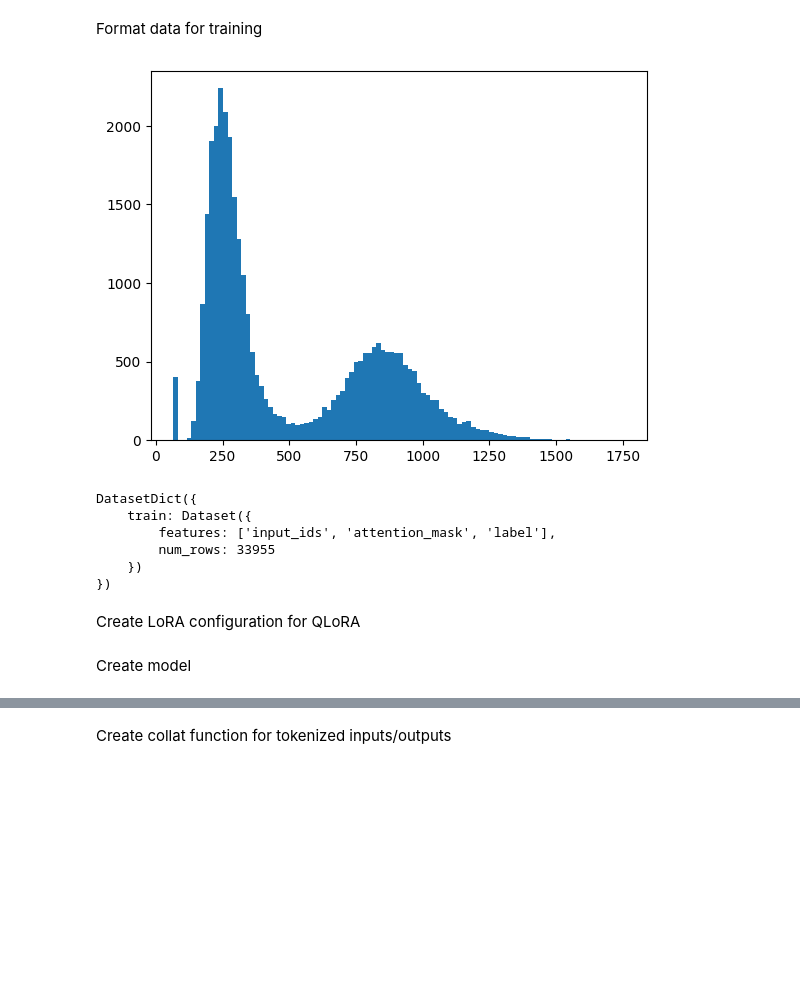
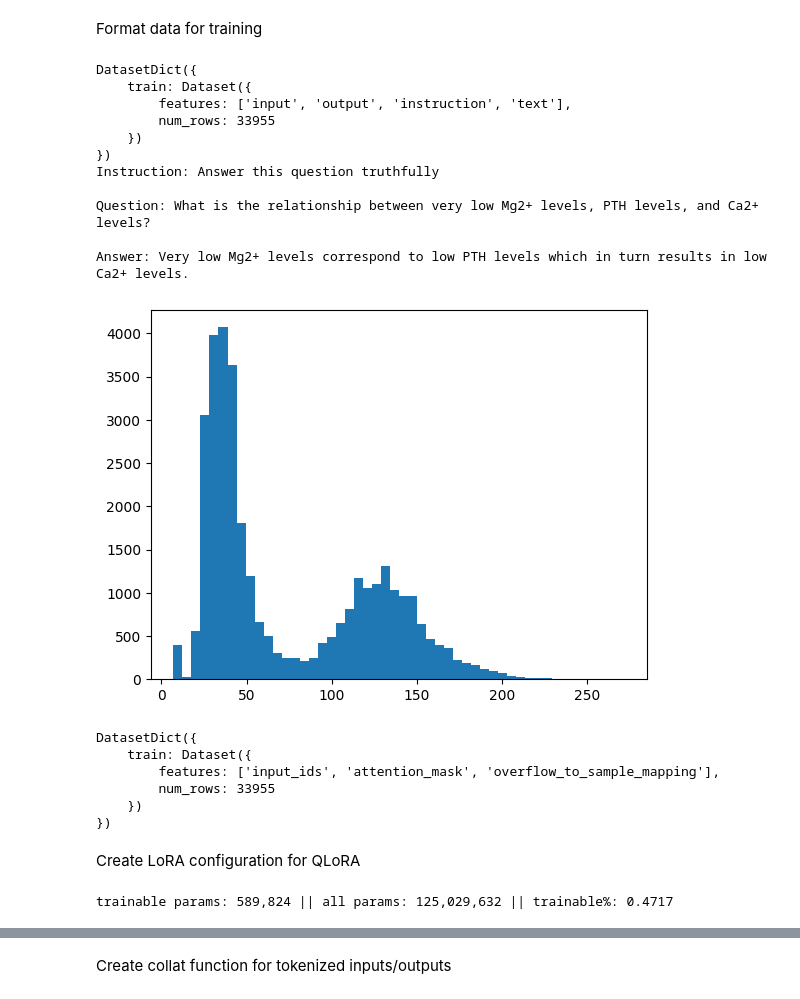
Before and after one commit to suurajroshan/lang_models_project, a Jupyter notebook: language_models.ipynb, the cells around one changed output, grey strips where cells are left out. Cells and saved outputs as stored; diff of their text form; code cells hidden in the pictures; blank space fills up the shorter version.

Commit message:
using hf trainer

```diff
--- a/language_models.ipynb
+++ b/language_models.ipynb
@@ -165,16 +170,34 @@ def format(examples):
         texts.append(text)
     return {"text": texts}
 
+
 ds = ds.map(format, batched=True)
 
-plt.hist([len(sample['text']) for sample in ds['train']], 100)
-plt.show()
+print(ds)
+print(ds['train']['text'][0])
 # %% [output]
-[figure, removed]
+DatasetDict({
+    train: Dataset({
+        features: ['input', 'output', 'instruction', 'text'],
+        num_rows: 33955
+    })
+})
+Instruction: Answer this question truthfully
+
+Question: What is the relationship between very low Mg2+ levels, PTH levels, and Ca2+ levels?
+
+Answer: Very low Mg2+ levels correspond to low PTH levels which in turn results in low Ca2+ levels.
+# %%
+plt.hist([len(sample['text'].split()) for sample in ds['train']], 50)
+plt.show()
+# %% [output]
+[figure, added]
 # %%
+max_length = 400
+
 def tokenize(examples):
-    inputs = tokenizer(examples["text"], truncation=True)
-    inputs["label"] = inputs["input_ids"].copy()
+    inputs = tokenizer(examples["text"], truncation=True,
+                       max_length=max_length, return_overflowing_tokens=True)
     return inputs
 
 ds_encoded = ds.map(tokenize, batched=True, remove_columns=ds["train"].column_names)
@@ -182,7 +205,7 @@ ds_encoded
 # %% [output]
 DatasetDict({
     train: Dataset({
-        features: ['input_ids', 'attention_mask', 'label'],
+        features: ['input_ids', 'attention_mask', 'overflow_to_sample_mapping'],
         num_rows: 33955
     })
 })
@@ -191,13 +214,18 @@ Create LoRA configuration for QLoRA
 # %%
 adapter_configs = {
     'target_modules': 'all-linear',
-    'lora_alpha': 4,
-    'lora_dropout': 0.1,
-    'r': 8,
+    'lora_alpha': 2,
+    'lora_dropout': 0.05,
+    'r': 4,
     'bias': 'none',
     'task_type': 'CAUSAL_LM'
 }
 
 lora_configs = LoraConfig(**adapter_configs)
+
+prepared_model_4bit = prepare_model_for_kbit_training(model)
+qlora_model = get_peft_model(prepared_model_4bit, lora_configs)
+
+qlora_model.print_trainable_parameters()
+# %% [output]
+trainable params: 589,824 || all params: 125,029,632 || trainable%: 0.4717
-# %% [markdown]
-Create model
```
Also changed, not shown: parts of 13 cells of this notebook.
